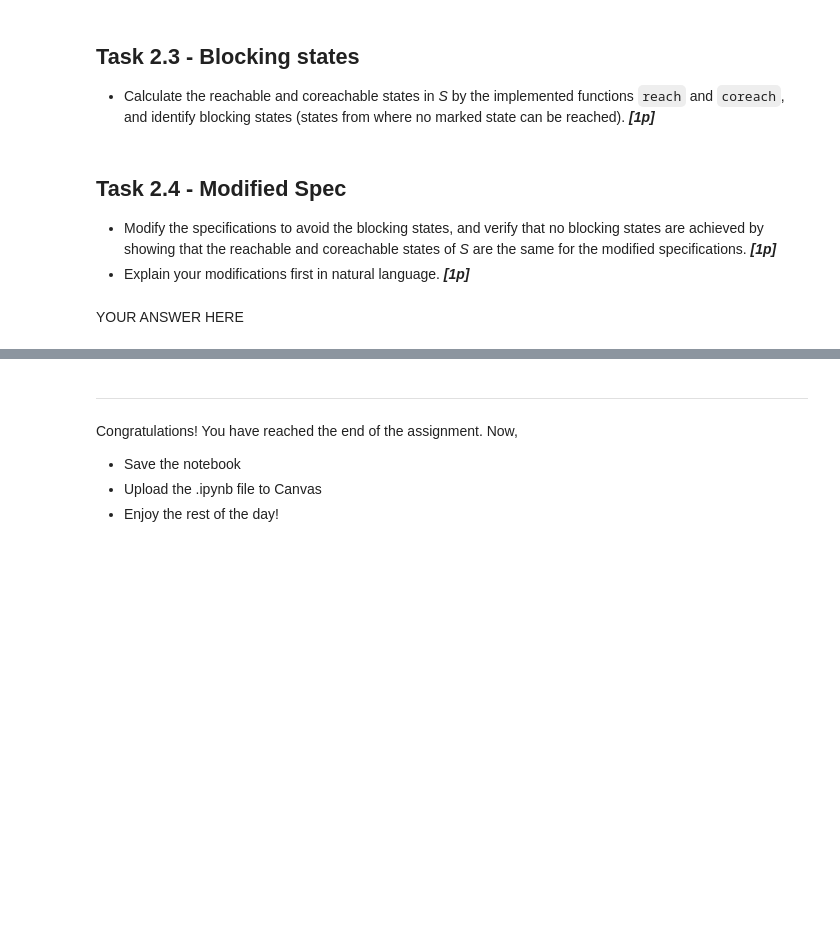
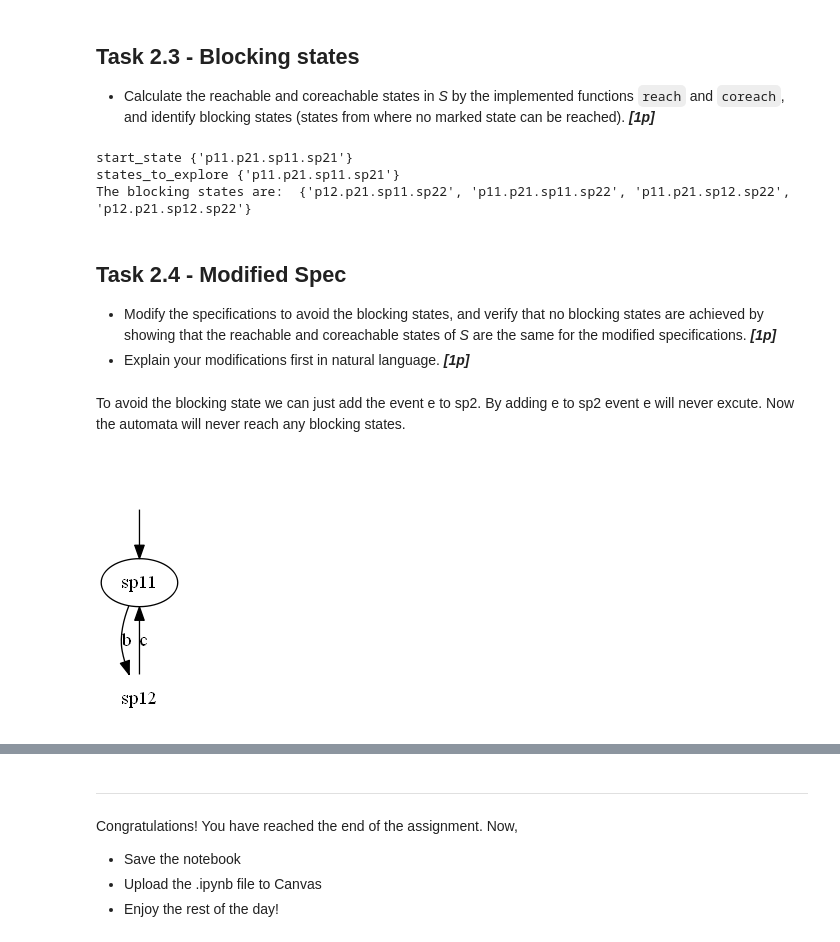
Before and after one commit to mohkan1/logic_ass_1, a Jupyter notebook: sync_and_reach.ipynb, the cells around one changed output, grey strips where cells are left out. Cells and saved outputs as stored; diff of their text form; code cells hidden in the pictures; blank space fills up the shorter version.

```diff
--- a/sync_and_reach.ipynb
+++ b/sync_and_reach.ipynb
@@ -742,13 +816,17 @@ YOUR ANSWER HERE
 
 * Calculate the reachable and coreachable states in *S* by the implemented functions `reach` and `coreach`, and identify blocking states (states from where no marked state can be reached). ***[1p]***
 # %%
-reachable = None
-coreachable = None
-blocking = None
+reachable = reach(S.trans,{S.init})
+coreachable = coreach(S.trans,S.marked)
+blocking = reachable.difference(coreachable)
 # YOUR CODE HERE
-raise NotImplementedError()
+# raise NotImplementedError()
 
 print('The blocking states are: ', blocking)
+# %% [output]
+start_state {'p11.p21.sp11.sp21'}
+states_to_explore {'p11.p21.sp11.sp21'}
+The blocking states are:  {'p12.p21.sp11.sp22', 'p11.p21.sp11.sp22', 'p11.p21.sp12.sp22', 'p12.p21.sp12.sp22'}
 # %%
 assert reachable is not None
 assert coreachable is not None
@@ -758,13 +836,21 @@ assert blocking is not None
 
 * Modify the specifications to avoid the blocking states, and verify that no blocking states are achieved by showing that the reachable and coreachable states of *S* are the same for the modified specifications. ***[1p]***
 * Explain your modifications first in natural language. ***[1p]***
-# %% [markdown]
-YOUR ANSWER HERE
+# %% [markdown]
+To avoid the blocking state we can just add the event e to sp2. By adding e to sp2 event e will never excute. Now the automata will never reach any blocking states.
 # %%
-sp1_new = None
+sp1_new =  Automaton(states={'sp11', 'sp12'},
+                           init='sp11',
+                           events={'b', 'c'},
+                           trans={Transition('sp11', 'b', 'sp12'),
+                                  Transition('sp12', 'c', 'sp11')},
+                           marked={'sp11'})
+
 
 # YOUR CODE HERE
-raise NotImplementedError()
+# raise NotImplementedError()
 
 plot_automaton(sp1_new, 'SP1_new')
+# %% [output]
+[figure, added]
 # %%
```
Also changed, not shown: parts of 10 cells of this notebook.
